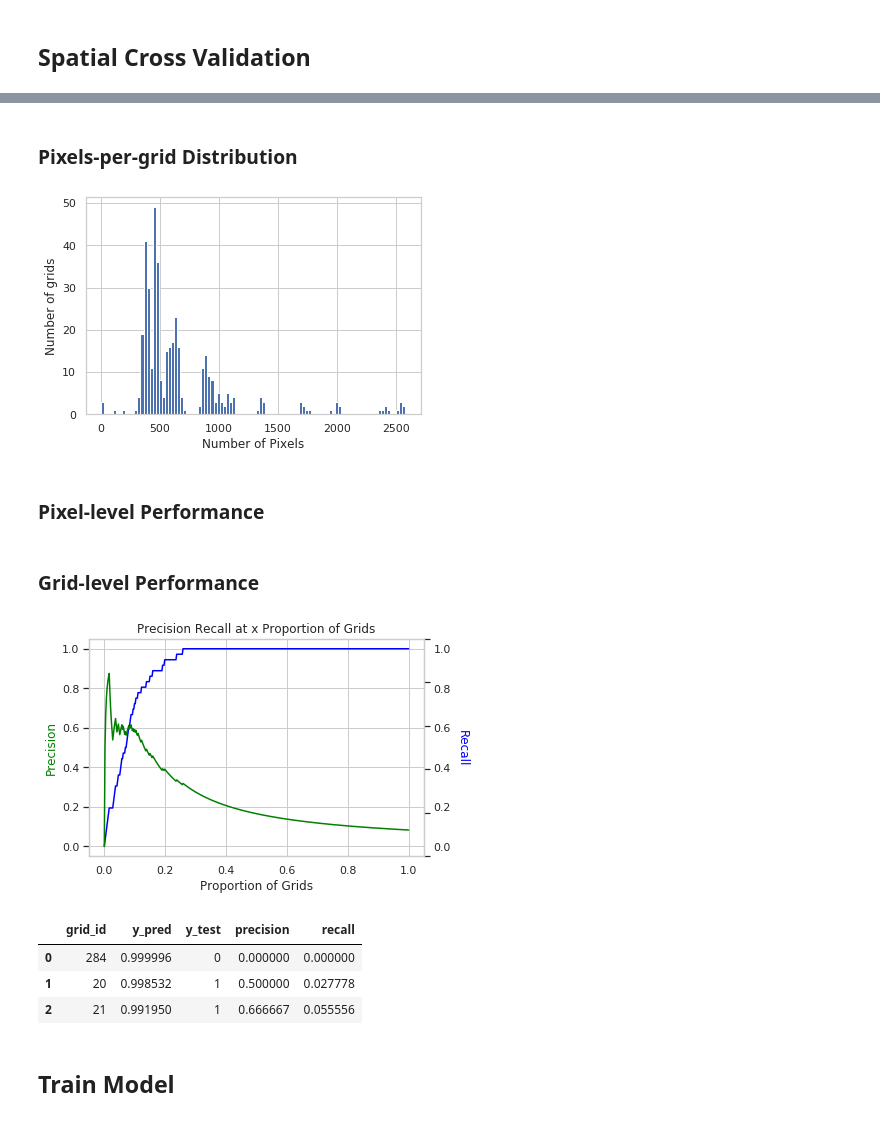
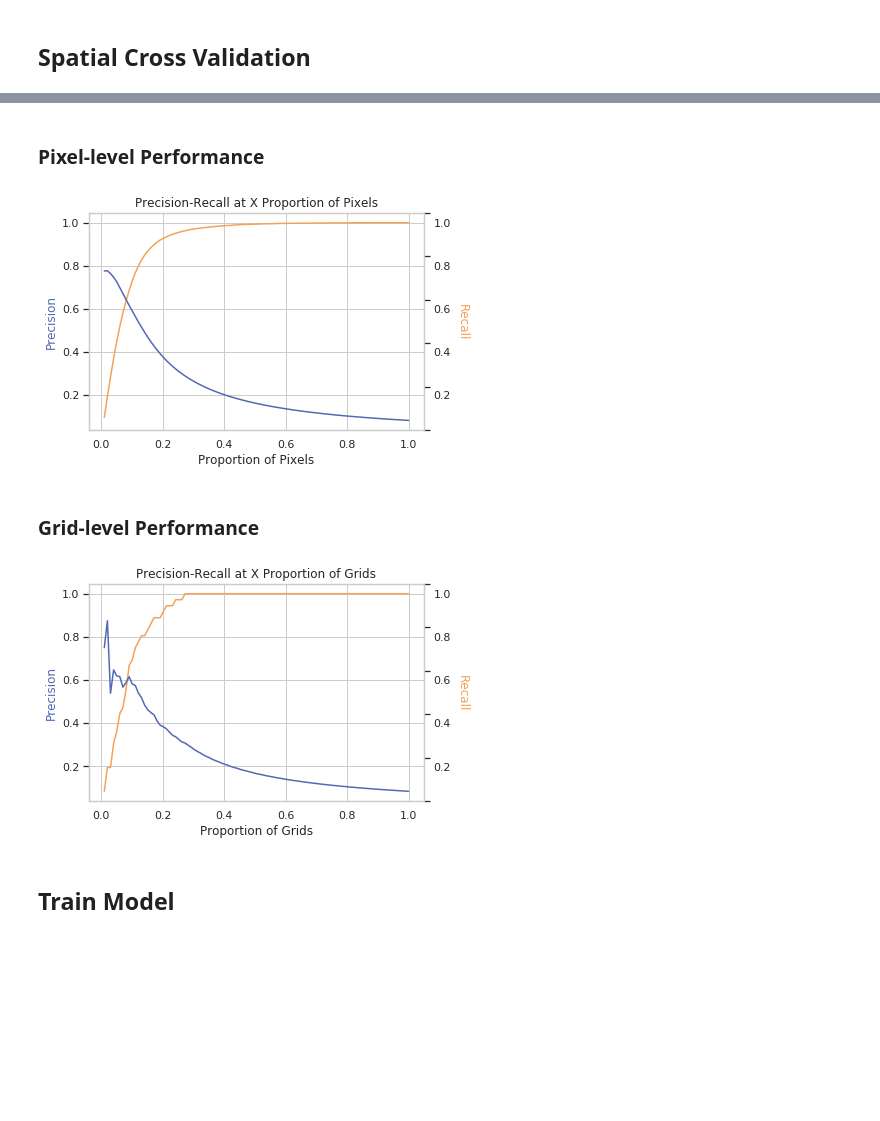
Before and after one commit to thinkingmachines/geoai-immap, a Jupyter notebook: notebooks/02_Model_Training.ipynb, the cells around one changed output, grey strips where cells are left out. Drawn from its saved outputs; the diff is of its cells as text; code cells hidden in the pictures; blank space fills up the shorter version.

Commit message:
Remove nested spatial cv, fix precision-recall calculation

```diff
--- a/notebooks/02_Model_Training.ipynb
+++ b/notebooks/02_Model_Training.ipynb
@@ -143,27 +143,18 @@ results.head(3)
-# %% [markdown]
-### Pixels-per-grid Distribution
-# %%
-ax = results[results['y_test'] != 1]['grid_id'].value_counts().hist(bins=100)
-ax.set(xlabel="Number of Pixels", ylabel="Number of grids");
-# %% [output]
-[figure, removed]
 # %% [markdown]
 ### Pixel-level Performance
 # %%
 results_pixel = model_utils.calculate_precision_recall(results)
-results_pixel.head(3)
+model_utils.plot_precision_recall([results_pixel], level='pixel')
+# %% [output]
+[figure, added]
 # %% [markdown]
 ### Grid-level Performance
 # %%
 results_grid = model_utils.get_grid_level_results(results)
 results_grid = model_utils.calculate_precision_recall(results_grid)
-results_grid.head(3)
+model_utils.plot_precision_recall([results_grid], level='grid')
 # %% [output]
-[figure, old version]
+[figure, new version]
-|  | grid_id | y_pred | y_test | precision | recall |
-| 0 | 284 | 0.999996 | 0 | 0.000000 | 0.000000 |
-| 1 | 20 | 0.998532 | 1 | 0.500000 | 0.027778 |
-| 2 | 21 | 0.991950 | 1 | 0.666667 | 0.055556 |
 # %% [markdown]
 ## Train Model
 # %%
```
Also changed, not shown: parts of 2 cells of this notebook, 2 other files.
